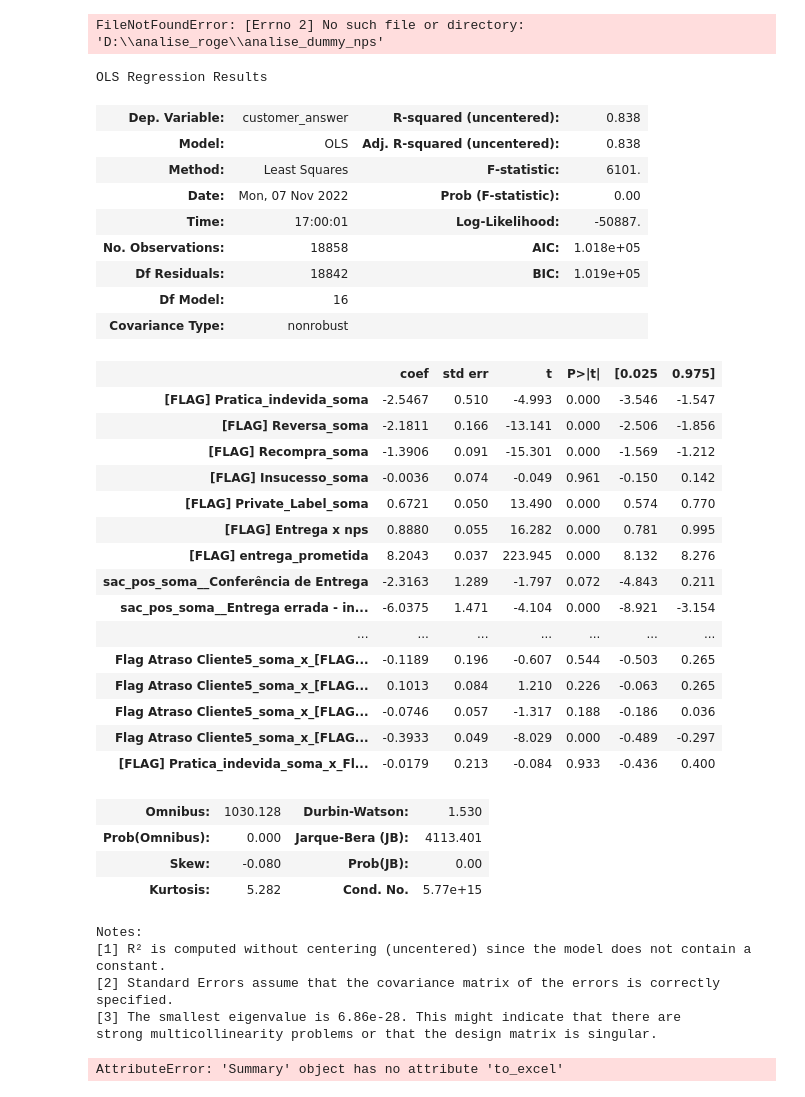
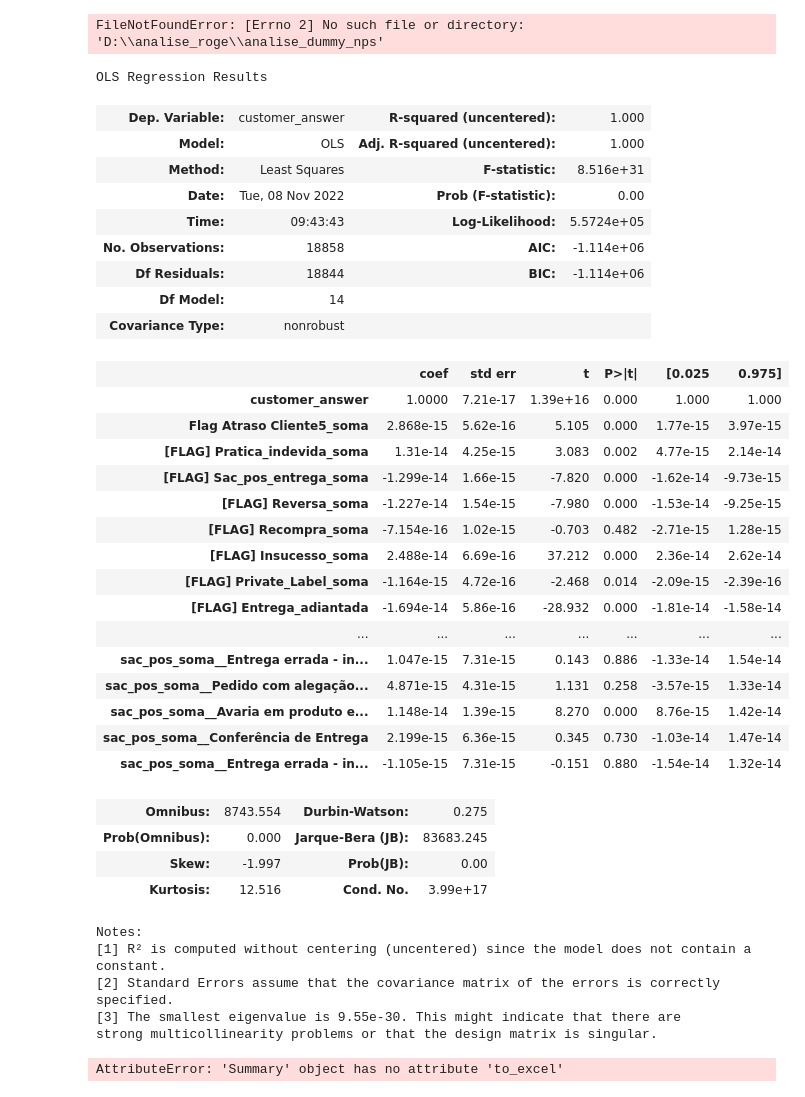
Before and after one commit to mvvilasboas/NPS_Bulky, a Jupyter notebook: analise_corr_varDummy.ipynb, the cells around one changed output. Cells and saved outputs as stored; diff of their text form; code cells hidden in the pictures.

```diff
--- a/analise_corr_varDummy.ipynb
+++ b/analise_corr_varDummy.ipynb
@@ -316,45 +316,46 @@ X_vars.to_csv(r'D:\analise_roge\analise_dummy_nps',sep=';')
 # %% [output]
 FileNotFoundError: [Errno 2] No such file or directory: 'D:\\analise_roge\\analise_dummy_nps'
 # %%
+X_vars = sm.add_constant(X_vars)
 sac_pos = X_vars.iloc[:,1:18]
 
 regressao = sm.OLS(base['customer_answer'], sac_pos).fit()
 regressao.summary()
 # %% [output]
 OLS Regression Results
-| Dep. Variable: | customer_answer | R-squared (uncentered): | 0.838 |
-| Model: | OLS | Adj. R-squared (uncentered): | 0.838 |
-| Method: | Least Squares | F-statistic: | 6101. |
-| Date: | Mon, 07 Nov 2022 | Prob (F-statistic): | 0.00 |
-| Time: | 17:00:01 | Log-Likelihood: | -50887. |
-| No. Observations: | 18858 | AIC: | 1.018e+05 |
-| Df Residuals: | 18842 | BIC: | 1.019e+05 |
-| Df Model: | 16 |  |  |
+| Dep. Variable: | customer_answer | R-squared (uncentered): | 1.000 |
+| Model: | OLS | Adj. R-squared (uncentered): | 1.000 |
+| Method: | Least Squares | F-statistic: | 8.516e+31 |
+| Date: | Tue, 08 Nov 2022 | Prob (F-statistic): | 0.00 |
+| Time: | 09:43:43 | Log-Likelihood: | 5.5724e+05 |
+| No. Observations: | 18858 | AIC: | -1.114e+06 |
+| Df Residuals: | 18844 | BIC: | -1.114e+06 |
+| Df Model: | 14 |  |  |
 | Covariance Type: | nonrobust |  |  |
 |  | coef | std err | t | P>|t| | [0.025 | 0.975] |
-| [FLAG] Pratica_indevida_soma | -2.5467 | 0.510 | -4.993 | 0.000 | -3.546 | -1.547 |
-| [FLAG] Reversa_soma | -2.1811 | 0.166 | -13.141 | 0.000 | -2.506 | -1.856 |
-| [FLAG] Recompra_soma | -1.3906 | 0.091 | -15.301 | 0.000 | -1.569 | -1.212 |
-| [FLAG] Insucesso_soma | -0.0036 | 0.074 | -0.049 | 0.961 | -0.150 | 0.142 |
-| [FLAG] Private_Label_soma | 0.6721 | 0.050 | 13.490 | 0.000 | 0.574 | 0.770 |
-| [FLAG] Entrega x nps | 0.8880 | 0.055 | 16.282 | 0.000 | 0.781 | 0.995 |
-| [FLAG] entrega_prometida | 8.2043 | 0.037 | 223.945 | 0.000 | 8.132 | 8.276 |
-| sac_pos_soma__Conferência de Entrega | -2.3163 | 1.289 | -1.797 | 0.072 | -4.843 | 0.211 |
-| sac_pos_soma__Entrega errada - in... | -6.0375 | 1.471 | -4.104 | 0.000 | -8.921 | -3.154 |
+| customer_answer | 1.0000 | 7.21e-17 | 1.39e+16 | 0.000 | 1.000 | 1.000 |
+| Flag Atraso Cliente5_soma | 2.868e-15 | 5.62e-16 | 5.105 | 0.000 | 1.77e-15 | 3.97e-15 |
+| [FLAG] Pratica_indevida_soma | 1.31e-14 | 4.25e-15 | 3.083 | 0.002 | 4.77e-15 | 2.14e-14 |
+| [FLAG] Sac_pos_entrega_soma | -1.299e-14 | 1.66e-15 | -7.820 | 0.000 | -1.62e-14 | -9.73e-15 |
+| [FLAG] Reversa_soma | -1.227e-14 | 1.54e-15 | -7.980 | 0.000 | -1.53e-14 | -9.25e-15 |
+| [FLAG] Recompra_soma | -7.154e-16 | 1.02e-15 | -0.703 | 0.482 | -2.71e-15 | 1.28e-15 |
+| [FLAG] Insucesso_soma | 2.488e-14 | 6.69e-16 | 37.212 | 0.000 | 2.36e-14 | 2.62e-14 |
+| [FLAG] Private_Label_soma | -1.164e-15 | 4.72e-16 | -2.468 | 0.014 | -2.09e-15 | -2.39e-16 |
+| [FLAG] Entrega_adiantada | -1.694e-14 | 5.86e-16 | -28.932 | 0.000 | -1.81e-14 | -1.58e-14 |
 | ... | ... | ... | ... | ... | ... | ... |
-| Flag Atraso Cliente5_soma_x_[FLAG... | -0.1189 | 0.196 | -0.607 | 0.544 | -0.503 | 0.265 |
-| Flag Atraso Cliente5_soma_x_[FLAG... | 0.1013 | 0.084 | 1.210 | 0.226 | -0.063 | 0.265 |
-| Flag Atraso Cliente5_soma_x_[FLAG... | -0.0746 | 0.057 | -1.317 | 0.188 | -0.186 | 0.036 |
-| Flag Atraso Cliente5_soma_x_[FLAG... | -0.3933 | 0.049 | -8.029 | 0.000 | -0.489 | -0.297 |
-| [FLAG] Pratica_indevida_soma_x_Fl... | -0.0179 | 0.213 | -0.084 | 0.933 | -0.436 | 0.400 |
+| sac_pos_soma__Entrega errada - in... | 1.047e-15 | 7.31e-15 | 0.143 | 0.886 | -1.33e-14 | 1.54e-14 |
+| sac_pos_soma__Pedido com alegação... | 4.871e-15 | 4.31e-15 | 1.131 | 0.258 | -3.57e-15 | 1.33e-14 |
+| sac_pos_soma__Avaria em produto e... | 1.148e-14 | 1.39e-15 | 8.270 | 0.000 | 8.76e-15 | 1.42e-14 |
+| sac_pos_soma__Conferência de Entrega | 2.199e-15 | 6.36e-15 | 0.345 | 0.730 | -1.03e-14 | 1.47e-14 |
+| sac_pos_soma__Entrega errada - in... | -1.105e-15 | 7.31e-15 | -0.151 | 0.880 | -1.54e-14 | 1.32e-14 |
-| Omnibus: | 1030.128 | Durbin-Watson: | 1.530 |
-| Prob(Omnibus): | 0.000 | Jarque-Bera (JB): | 4113.401 |
-| Skew: | -0.080 | Prob(JB): | 0.00 |
-| Kurtosis: | 5.282 | Cond. No. | 5.77e+15 |
+| Omnibus: | 8743.554 | Durbin-Watson: | 0.275 |
+| Prob(Omnibus): | 0.000 | Jarque-Bera (JB): | 83683.245 |
+| Skew: | -1.997 | Prob(JB): | 0.00 |
+| Kurtosis: | 12.516 | Cond. No. | 3.99e+17 |
 Notes:
 [1] R² is computed without centering (uncentered) since the model does not contain a constant.
 [2] Standard Errors assume that the covariance matrix of the errors is correctly specified.
-[3] The smallest eigenvalue is 6.86e-28. This might indicate that there are
+[3] The smallest eigenvalue is 9.55e-30. This might indicate that there are
 strong multicollinearity problems or that the design matrix is singular.
 # %%
 # %% [output]
```
